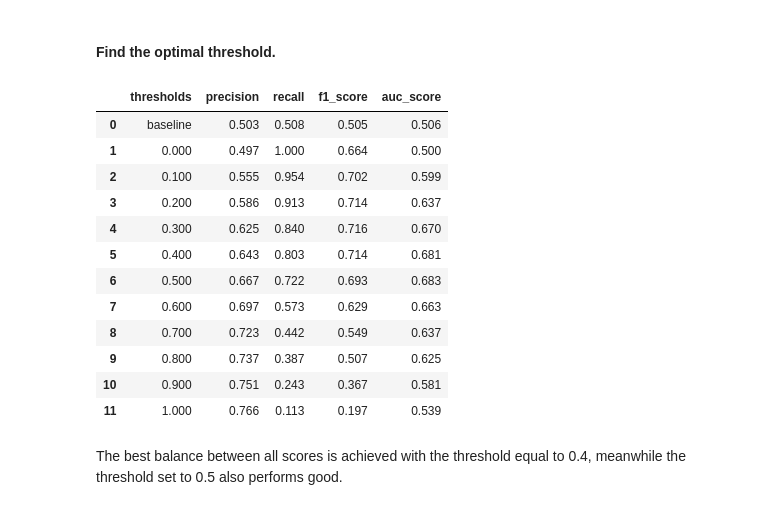
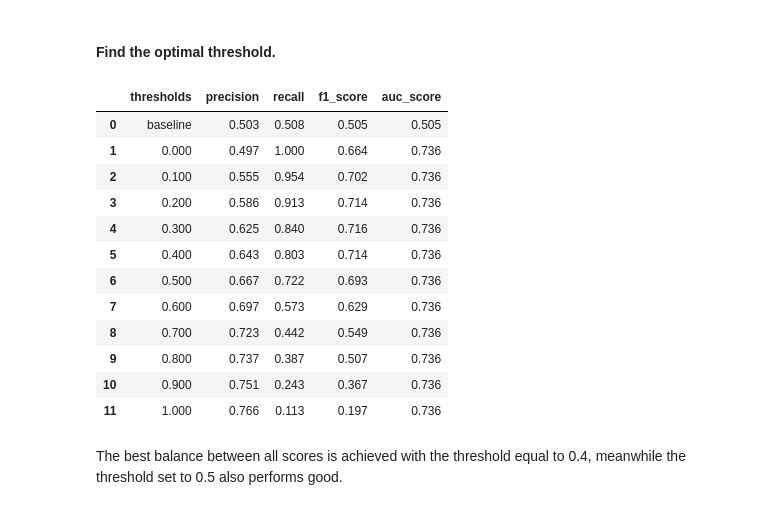
Before and after one commit to nadia-paz/cdc_diabetes, a Jupyter notebook: notebook.ipynb, the cells around one changed output. Cells and saved outputs as stored; diff of their text form; code cells hidden in the pictures.

```diff
--- a/notebook.ipynb
+++ b/notebook.ipynb
@@ -496,7 +491,7 @@ y_rand = np.random.uniform(0, 1, size=len(y_val))
 baseline_precision = precision_score(y_val, y_rand >= 0.5)
 basline_recall = recall_score(y_val, y_rand >= 0.5)
 baseline_f1 = f1_score(y_val, y_rand >= 0.5)
-baseline_auc = roc_auc_score(y_val, y_rand >= 0.5)
+baseline_auc = roc_auc_score(y_val, y_rand)
 # preint results
 print(f'{"Random model Accuracy:":<25}{accuracy_score(y_val, y_rand >= 0.5).round(2): >5}')
 print(f'{"Random model Precision:":<25}{baseline_precision.round(2): >5}')
@@ -544,31 +536,31 @@ AUC score is 0.68
 # %%
 thresholds = np.linspace(0, 1, 11)
 scores = [("baseline", baseline_precision, basline_recall, baseline_f1, baseline_auc)]
 for t in thresholds:
     rf = RandomForestClassifier(n_estimators=10, random_state=dp.seed)
     rf.fit(X_train, y_train)
     y_pred = rf.predict_proba(X_validate)[:, 1]
     precision = precision_score(y_val, y_pred >= t)
     recall = recall_score(y_val, y_pred >= t)
     f1 = f1_score(y_val, y_pred >= t)
-    auc = roc_auc_score(y_val, y_pred >= t)
+    auc = roc_auc_score(y_val, y_pred)
     scores.append((t, precision, recall, f1, auc))
 df_scores = pd.DataFrame(scores, columns=["thresholds", "precision", "recall", "f1_score", "auc_score"])
 df_scores
 # %% [output]
 |  | thresholds | precision | recall | f1_score | auc_score |
-| 0 | baseline | 0.503 | 0.508 | 0.505 | 0.506 |
-| 1 | 0.000 | 0.497 | 1.000 | 0.664 | 0.500 |
-| 2 | 0.100 | 0.555 | 0.954 | 0.702 | 0.599 |
-| 3 | 0.200 | 0.586 | 0.913 | 0.714 | 0.637 |
-| 4 | 0.300 | 0.625 | 0.840 | 0.716 | 0.670 |
-| 5 | 0.400 | 0.643 | 0.803 | 0.714 | 0.681 |
-| 6 | 0.500 | 0.667 | 0.722 | 0.693 | 0.683 |
-| 7 | 0.600 | 0.697 | 0.573 | 0.629 | 0.663 |
-| 8 | 0.700 | 0.723 | 0.442 | 0.549 | 0.637 |
-| 9 | 0.800 | 0.737 | 0.387 | 0.507 | 0.625 |
-| 10 | 0.900 | 0.751 | 0.243 | 0.367 | 0.581 |
-| 11 | 1.000 | 0.766 | 0.113 | 0.197 | 0.539 |
+| 0 | baseline | 0.503 | 0.508 | 0.505 | 0.505 |
+| 1 | 0.000 | 0.497 | 1.000 | 0.664 | 0.736 |
+| 2 | 0.100 | 0.555 | 0.954 | 0.702 | 0.736 |
+| 3 | 0.200 | 0.586 | 0.913 | 0.714 | 0.736 |
+| 4 | 0.300 | 0.625 | 0.840 | 0.716 | 0.736 |
+| 5 | 0.400 | 0.643 | 0.803 | 0.714 | 0.736 |
+| 6 | 0.500 | 0.667 | 0.722 | 0.693 | 0.736 |
+| 7 | 0.600 | 0.697 | 0.573 | 0.629 | 0.736 |
+| 8 | 0.700 | 0.723 | 0.442 | 0.549 | 0.736 |
+| 9 | 0.800 | 0.737 | 0.387 | 0.507 | 0.736 |
+| 10 | 0.900 | 0.751 | 0.243 | 0.367 | 0.736 |
+| 11 | 1.000 | 0.766 | 0.113 | 0.197 | 0.736 |
 # %% [markdown]
 The best balance between all scores is achieved with the threshold equal to 0.4, meanwhile the threshold set to 0.5 also performs good.
 # %% [markdown]
```
Also changed, not shown: parts of 78 cells of this notebook.
